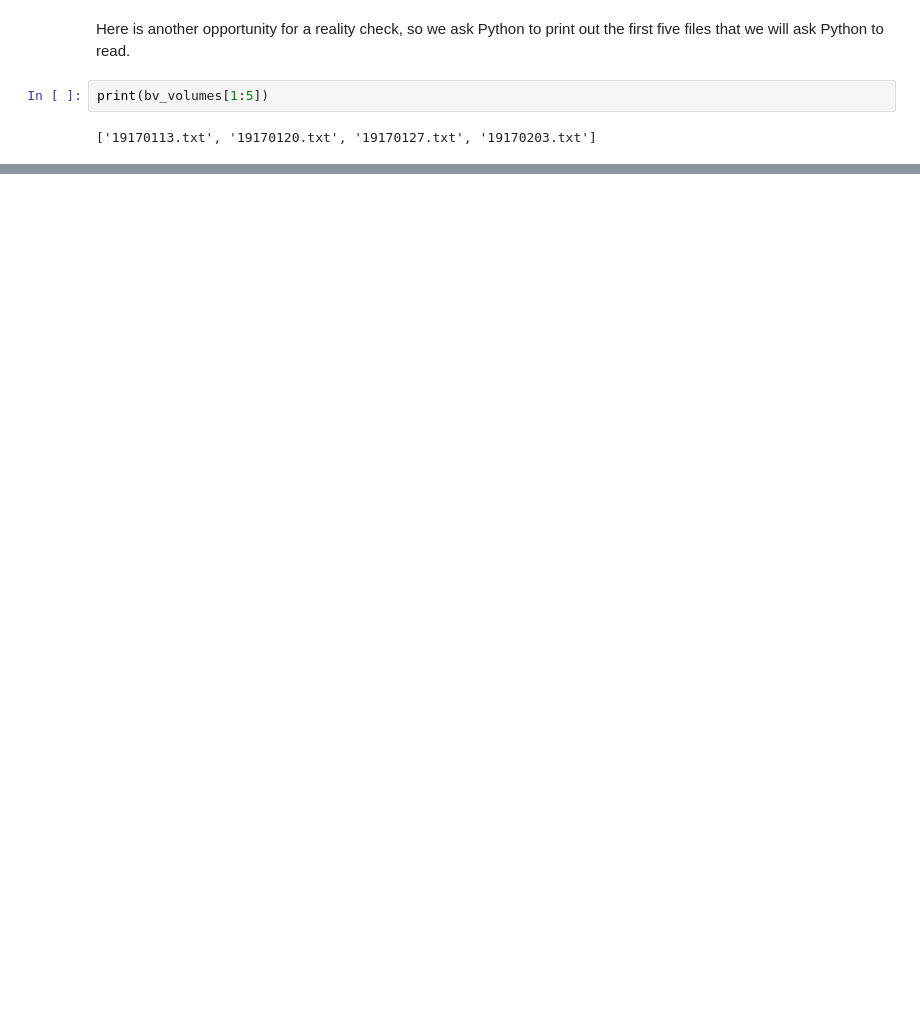
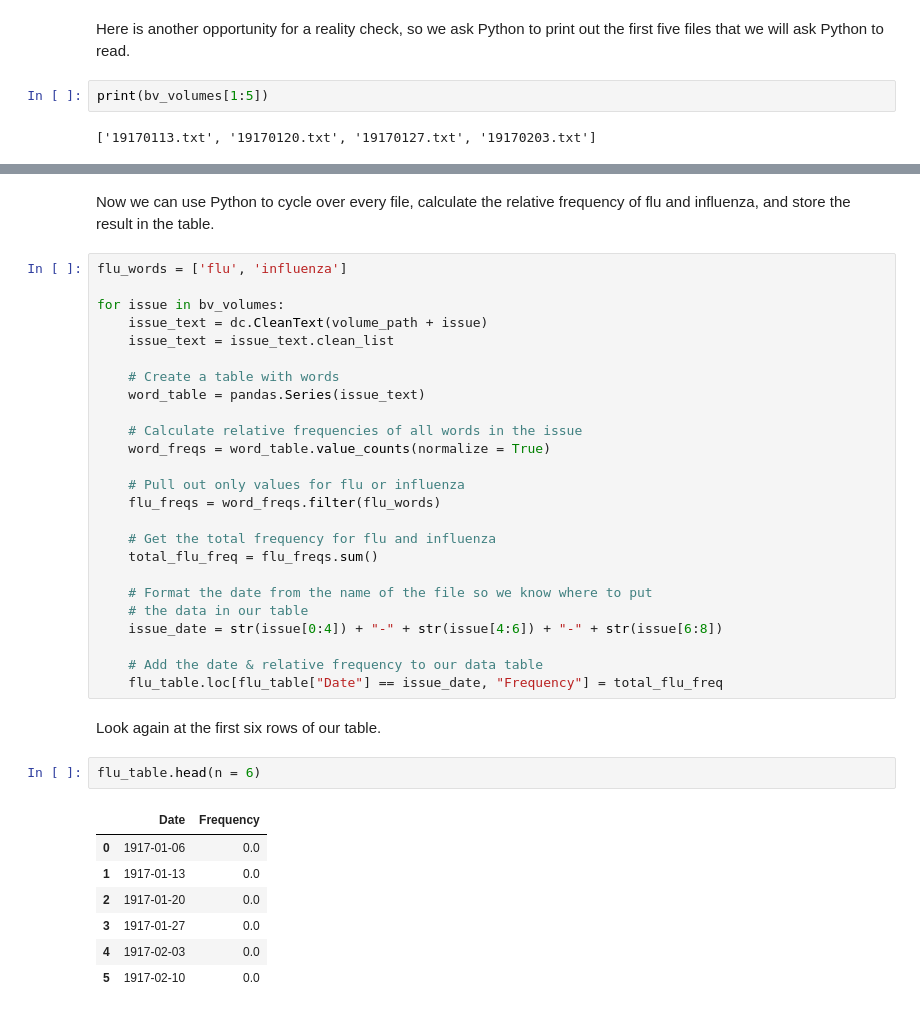
Before and after one commit to jcoliver/dig-coll-borderlands, a Jupyter notebook: TDM-Workshop.ipynb, the cells around one changed output, grey strips where cells are left out. Cells and saved outputs as stored; diff of their text form; blank space fills up the shorter version.

```diff
--- a/TDM-Workshop.ipynb
+++ b/TDM-Workshop.ipynb
@@ -127,0 +224,39 @@ Now we know which files to look at, so we can instruct Python to do so. We are u
+# %% [markdown]
+Now we can use Python to cycle over every file, calculate the relative frequency of flu and influenza, and store the result in the table.
+# %%
+flu_words = ['flu', 'influenza']
+
+for issue in bv_volumes:
+    issue_text = dc.CleanText(volume_path + issue)
+    issue_text = issue_text.clean_list
+
+    # Create a table with words
+    word_table = pandas.Series(issue_text)
+
+    # Calculate relative frequencies of all words in the issue
+    word_freqs = word_table.value_counts(normalize = True)
+
+    # Pull out only values for flu or influenza
+    flu_freqs = word_freqs.filter(flu_words)
+
+    # Get the total frequency for flu and influenza
+    total_flu_freq = flu_freqs.sum()
+
+    # Format the date from the name of the file so we know where to put
+    # the data in our table
+    issue_date = str(issue[0:4]) + "-" + str(issue[4:6]) + "-" + str(issue[6:8])
+
+    # Add the date & relative frequency to our data table
+    flu_table.loc[flu_table["Date"] == issue_date, "Frequency"] = total_flu_freq
+# %% [markdown]
+Look again at the first six rows of our table.
+# %%
+flu_table.head(n = 6)
+# %% [output]
+|  | Date | Frequency |
+| 0 | 1917-01-06 | 0.0 |
+| 1 | 1917-01-13 | 0.0 |
+| 2 | 1917-01-20 | 0.0 |
+| 3 | 1917-01-27 | 0.0 |
+| 4 | 1917-02-03 | 0.0 |
+| 5 | 1917-02-10 | 0.0 |
```
Also changed, not shown: parts of 30 cells of this notebook, 3 other files.
